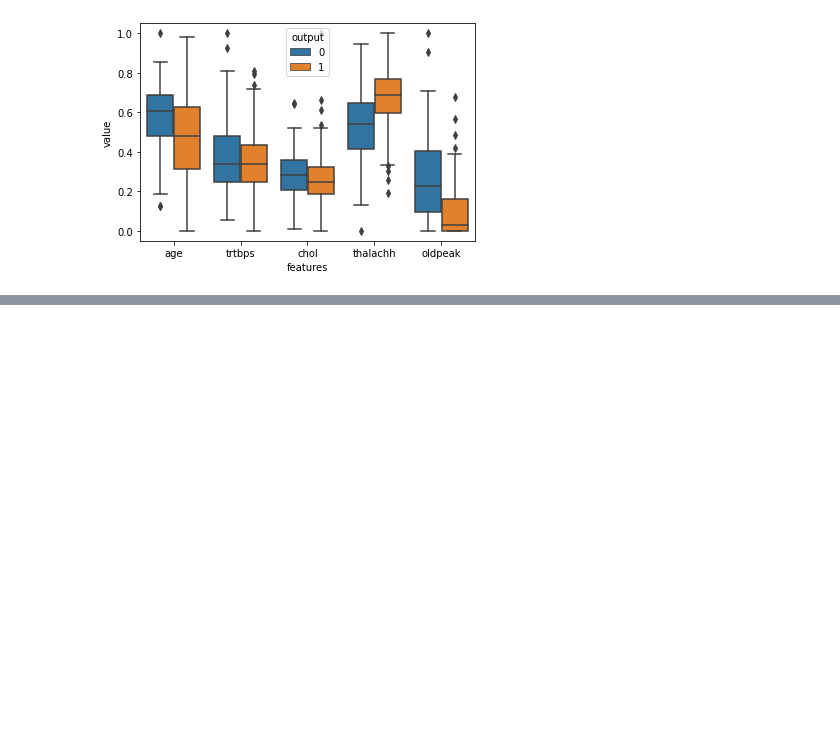
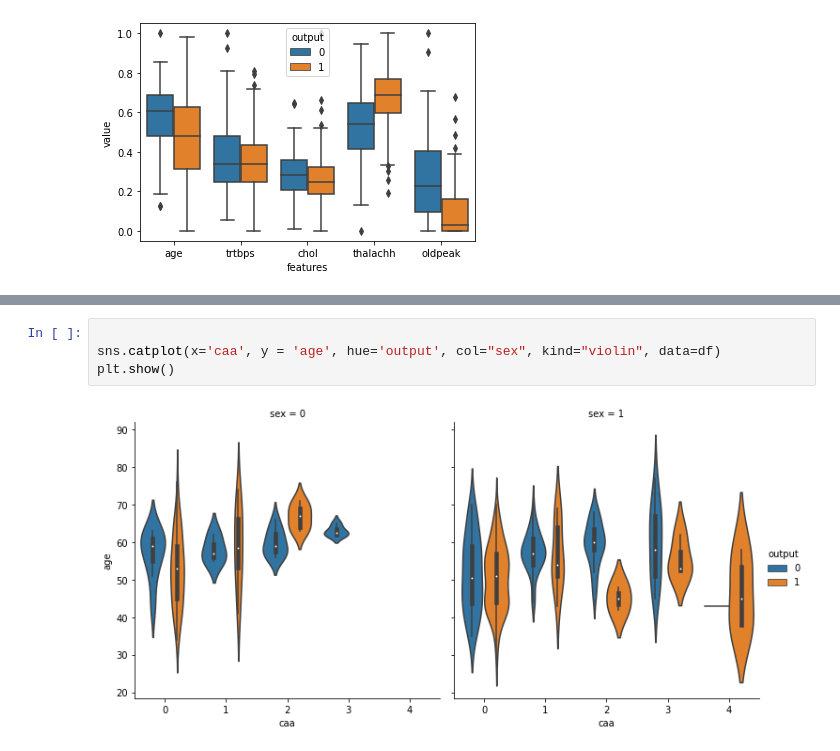
Before and after one commit to MSBurakS/Heart-Attack-Analysis-Perdiction-My-Practice, a Jupyter notebook: heart-attack-analysis-perdiction-my-practice.ipynb, the cells around one changed output, grey strips where cells are left out. Drawn from its saved outputs; the diff is of its cells as text; blank space fills up the shorter version.

```diff
--- a/heart-attack-analysis-perdiction-my-practice.ipynb
+++ b/heart-attack-analysis-perdiction-my-practice.ipynb
@@ -323,0 +339,6 @@ plt.show()
+# %%
+
+sns.catplot(x='caa', y = 'age', hue='output', col="sex", kind="violin", data=df)
+plt.show()
+# %% [output]
+[figure, added]
```
Also changed, not shown: parts of 7 cells of this notebook.
